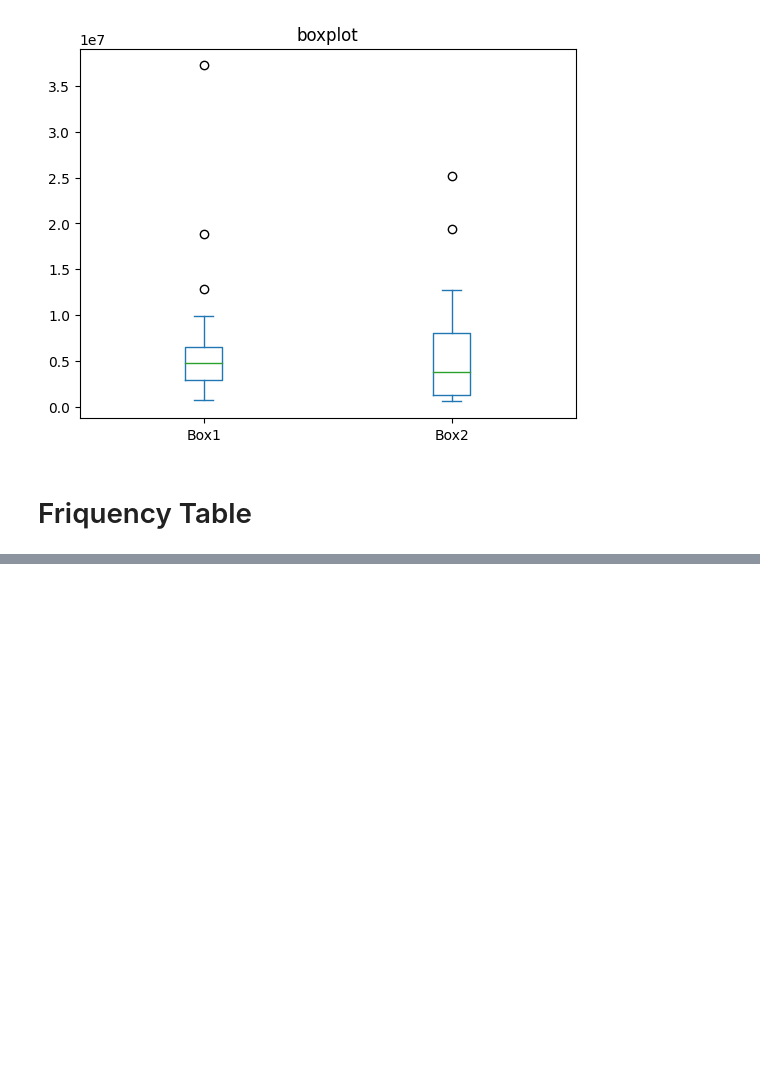
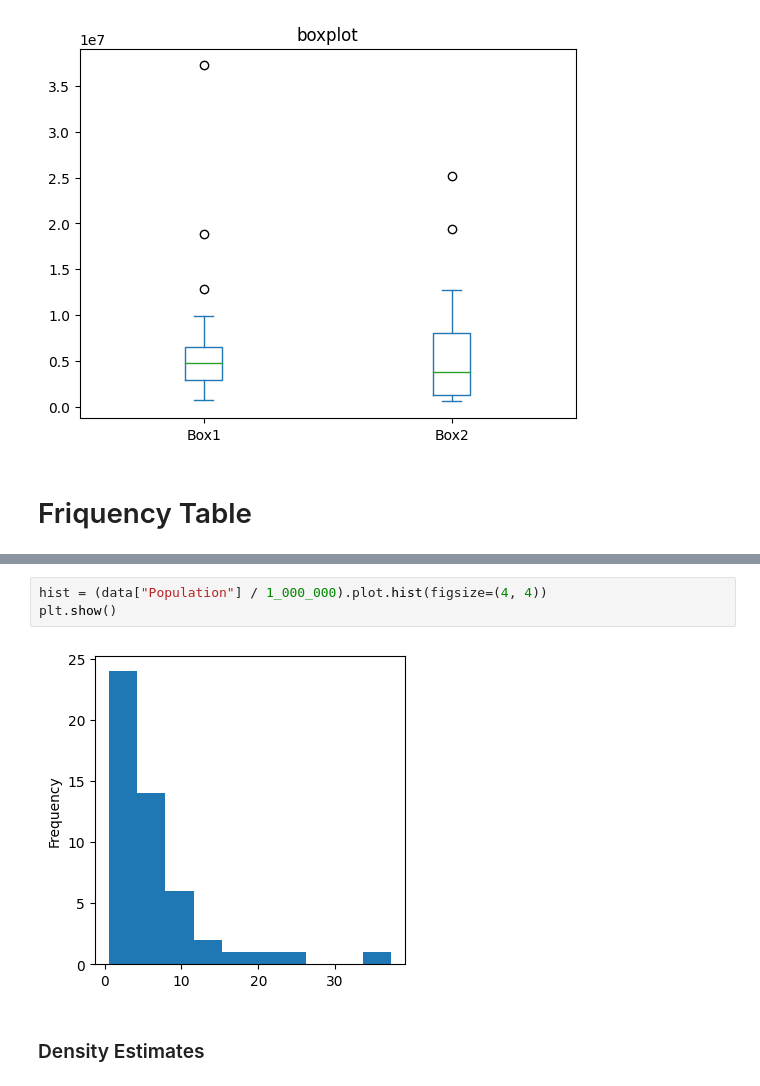
Before and after one commit to mkhabibullin/statistics, a Jupyter notebook: python/my_notebooks/chapter_1.ipynb, the cells around one changed output, grey strips where cells are left out. Drawn from its saved outputs; the diff is of its cells as text; blank space fills up the shorter version.

```diff
--- a/python/my_notebooks/chapter_1.ipynb
+++ b/python/my_notebooks/chapter_1.ipynb
@@ -68,0 +145,7 @@ plt.show()
+# %%
+hist = (data["Population"] / 1_000_000).plot.hist(figsize=(4, 4))
+plt.show()
+# %% [output]
+[figure, added]
+# %% [markdown]
+<h3>Density Estimates</h3>
```
Also changed, not shown: parts of 3 cells of this notebook, 1 other file.
